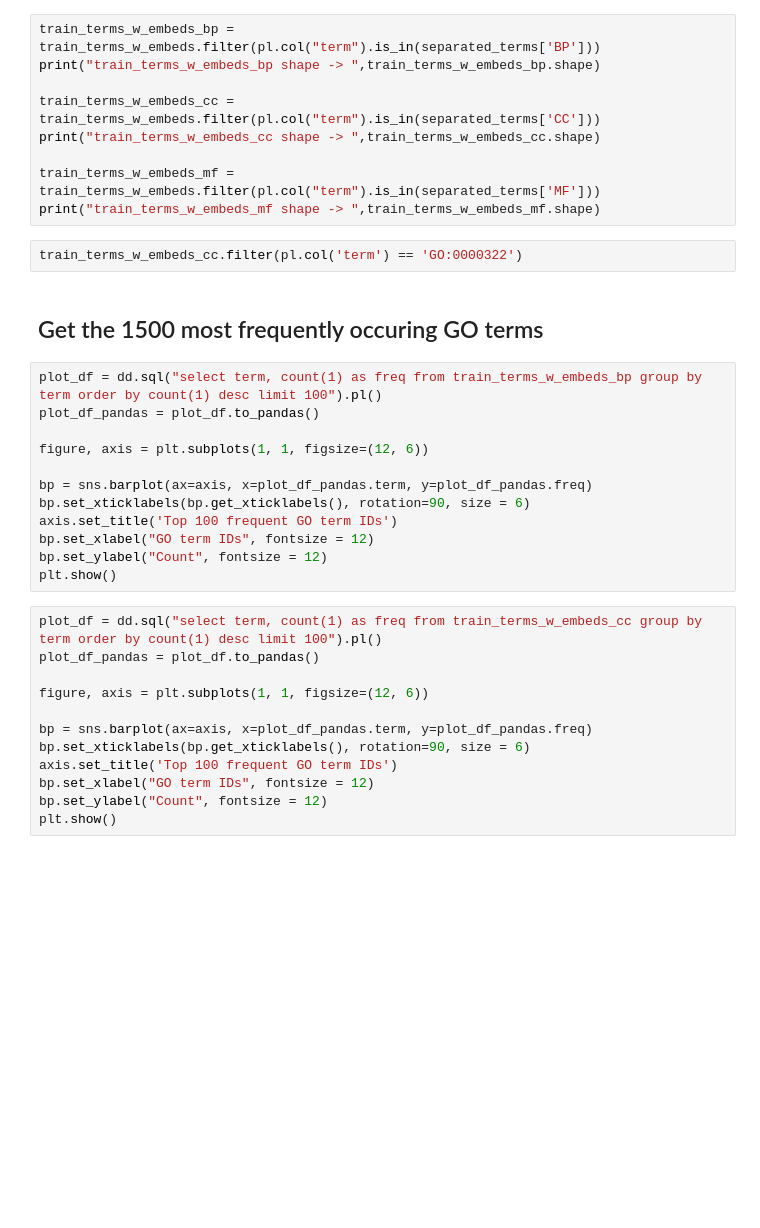
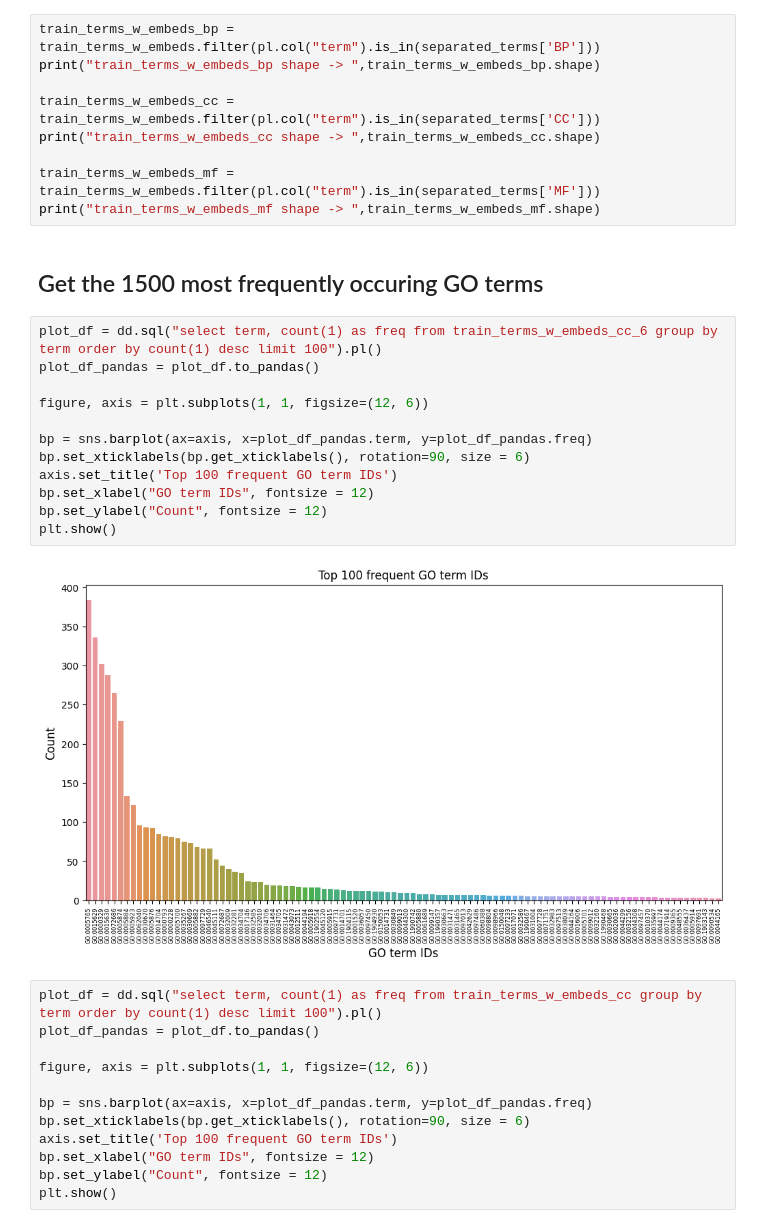
Before and after one commit to sumaniitm/cafa-6-protein-function-prediction-kaggle, a Jupyter notebook: cafa-suman-ontology-based-features.ipynb, the cells around one changed output. Saved outputs shown, nothing was run; the diff lists cells and outputs as text; blank space fills up the shorter version.

```diff
--- a/cafa-suman-ontology-based-features.ipynb
+++ b/cafa-suman-ontology-based-features.ipynb
@@ -270,22 +336,22 @@ print("train_terms_w_embeds_cc shape -> ",train_terms_w_embeds_cc.shape)
 
 train_terms_w_embeds_mf = train_terms_w_embeds.filter(pl.col("term").is_in(separated_terms['MF']))
 print("train_terms_w_embeds_mf shape -> ",train_terms_w_embeds_mf.shape)
-# %%
-train_terms_w_embeds_cc.filter(pl.col('term') == 'GO:0000322')
 # %% [markdown]
 ## Get the 1500 most frequently occuring GO terms
 # %%
-plot_df = dd.sql("select term, count(1) as freq from train_terms_w_embeds_bp group by term order by count(1) desc limit 100").pl()
+plot_df = dd.sql("select term, count(1) as freq from train_terms_w_embeds_cc_6 group by term order by count(1) desc limit 100").pl()
 plot_df_pandas = plot_df.to_pandas()
 
 figure, axis = plt.subplots(1, 1, figsize=(12, 6))
 
 bp = sns.barplot(ax=axis, x=plot_df_pandas.term, y=plot_df_pandas.freq)
 bp.set_xticklabels(bp.get_xticklabels(), rotation=90, size = 6)
 axis.set_title('Top 100 frequent GO term IDs')
 bp.set_xlabel("GO term IDs", fontsize = 12)
 bp.set_ylabel("Count", fontsize = 12)
 plt.show()
+# %% [output]
+[figure, added]
 # %%
 plot_df = dd.sql("select term, count(1) as freq from train_terms_w_embeds_cc group by term order by count(1) desc limit 100").pl()
 plot_df_pandas = plot_df.to_pandas()
```
Also changed, not shown: parts of 40 cells of this notebook.
